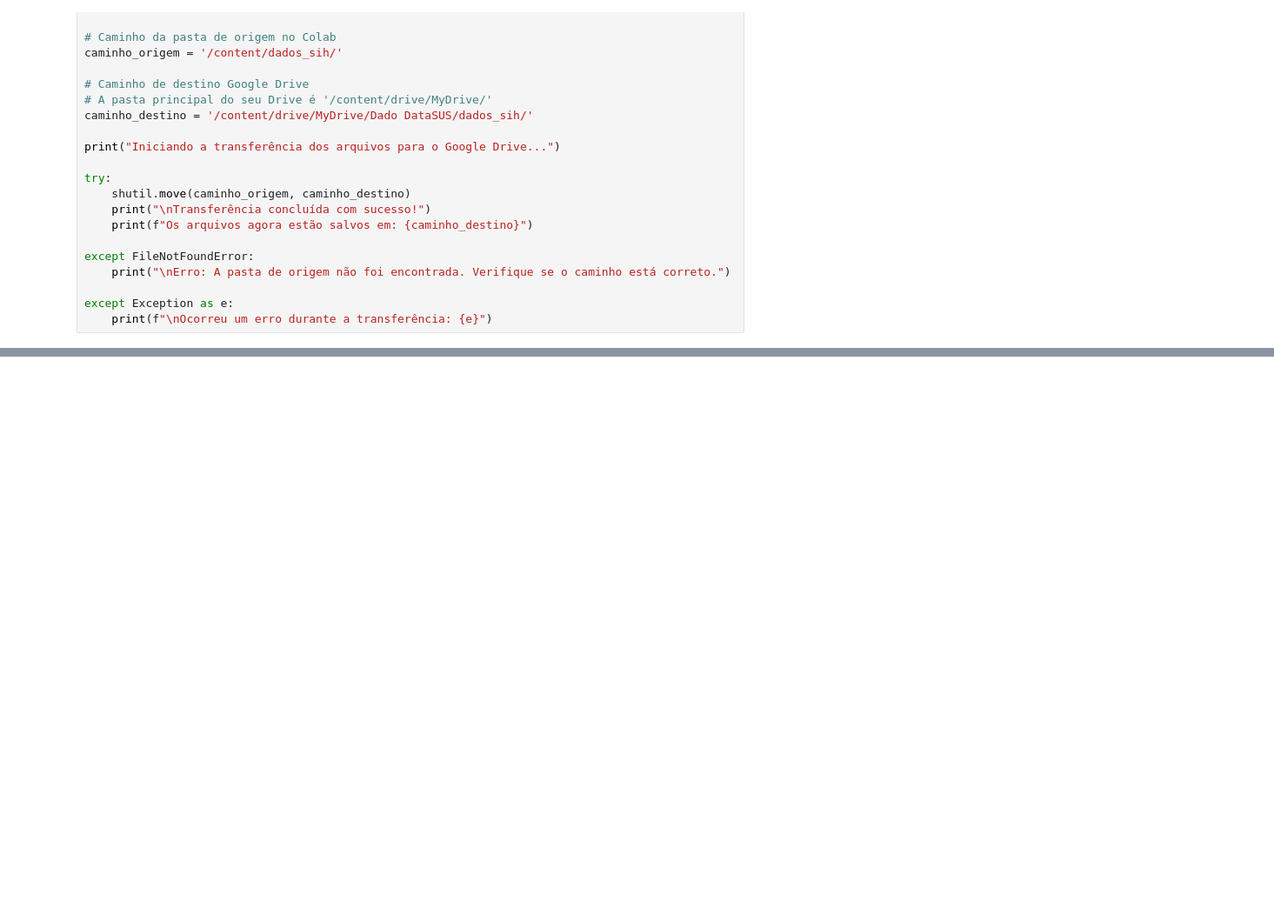
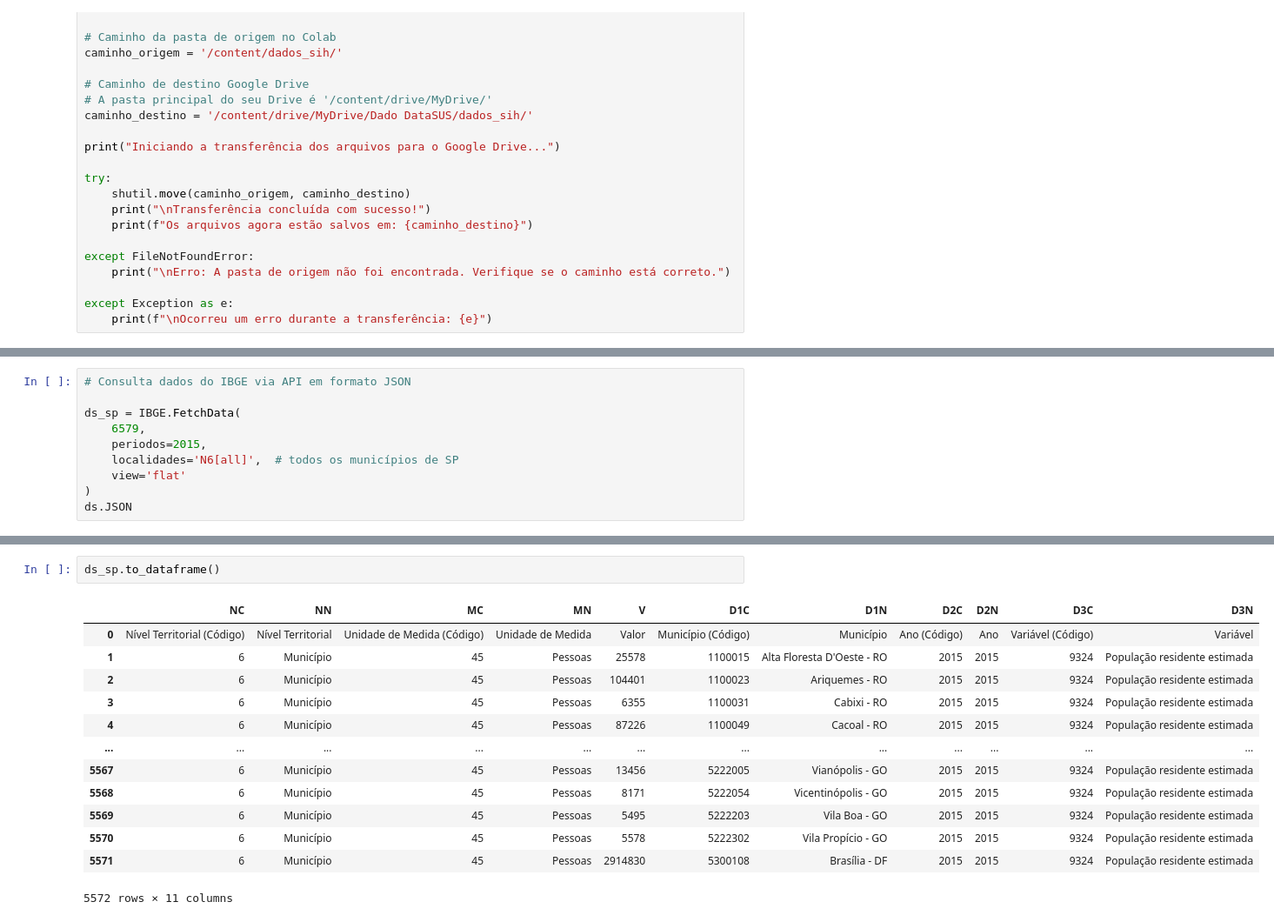
Before and after one commit to tinemyumi/saude-mental-datasus, a Jupyter notebook: codigos-python/setup.ipynb, the cells around one changed output, grey strips where cells are left out. Shown at 87% size. Drawn from its saved outputs; the diff is of its cells as text; blank space fills up the shorter version.

Commit message:
Download e transferência de dados

```diff
--- a/codigos-python/setup.ipynb
+++ b/codigos-python/setup.ipynb
@@ -63,0 +142,10 @@ except Exception as e:
+# %%
+# Consulta dados do IBGE via API em formato JSON
+
+ds_sp = IBGE.FetchData(
+    6579,
+    periodos=2015,
+    localidades='N6[all]',  # todos os municípios de SP
+    view='flat'
+)
+ds.JSON
@@ -63,0 +171,16 @@ except Exception as e:
+# %%
+ds_sp.to_dataframe()
+# %% [output]
+|  | NC | NN | MC | MN | V | D1C | D1N | D2C | D2N | D3C | D3N |
+| 0 | Nível Territorial (Código) | Nível Territorial | Unidade de Medida (Código) | Unidade de Medida | Valor | Município (Código) | Município | Ano (Código) | Ano | Variável (Código) | Variável |
+| 1 | 6 | Município | 45 | Pessoas | 25578 | 1100015 | Alta Floresta D'Oeste - RO | 2015 | 2015 | 9324 | População residente estimada |
+| 2 | 6 | Município | 45 | Pessoas | 104401 | 1100023 | Ariquemes - RO | 2015 | 2015 | 9324 | População residente estimada |
+| 3 | 6 | Município | 45 | Pessoas | 6355 | 1100031 | Cabixi - RO | 2015 | 2015 | 9324 | População residente estimada |
+| 4 | 6 | Município | 45 | Pessoas | 87226 | 1100049 | Cacoal - RO | 2015 | 2015 | 9324 | População residente estimada |
+| ... | ... | ... | ... | ... | ... | ... | ... | ... | ... | ... | ... |
+| 5567 | 6 | Município | 45 | Pessoas | 13456 | 5222005 | Vianópolis - GO | 2015 | 2015 | 9324 | População residente estimada |
+| 5568 | 6 | Município | 45 | Pessoas | 8171 | 5222054 | Vicentinópolis - GO | 2015 | 2015 | 9324 | População residente estimada |
+| 5569 | 6 | Município | 45 | Pessoas | 5495 | 5222203 | Vila Boa - GO | 2015 | 2015 | 9324 | População residente estimada |
+| 5570 | 6 | Município | 45 | Pessoas | 5578 | 5222302 | Vila Propício - GO | 2015 | 2015 | 9324 | População residente estimada |
+| 5571 | 6 | Município | 45 | Pessoas | 2914830 | 5300108 | Brasília - DF | 2015 | 2015 | 9324 | População residente estimada |
+5572 rows × 11 columns
```
Also changed, not shown: parts of 9 cells of this notebook.
